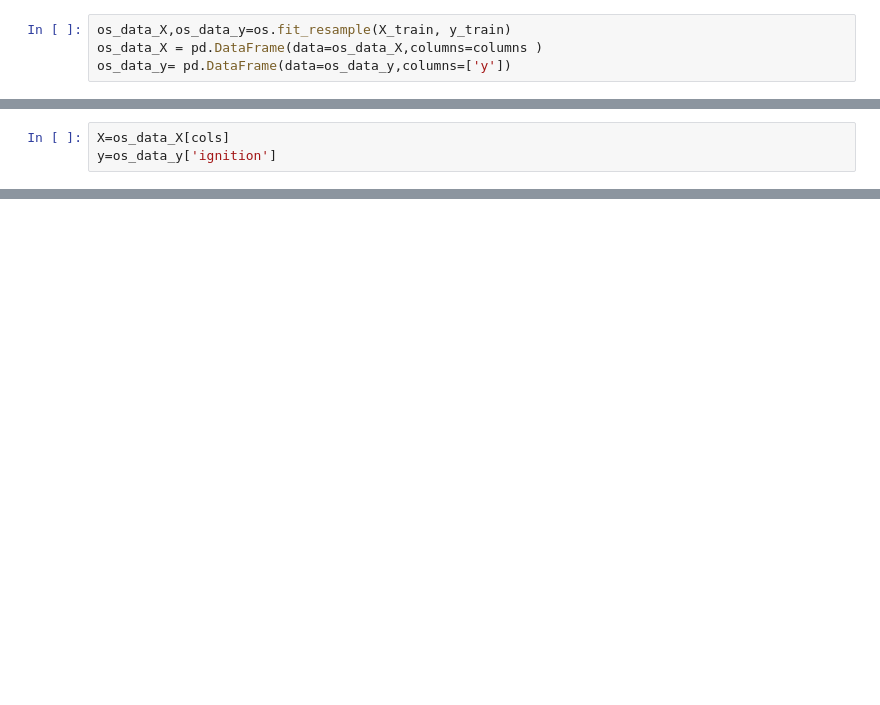
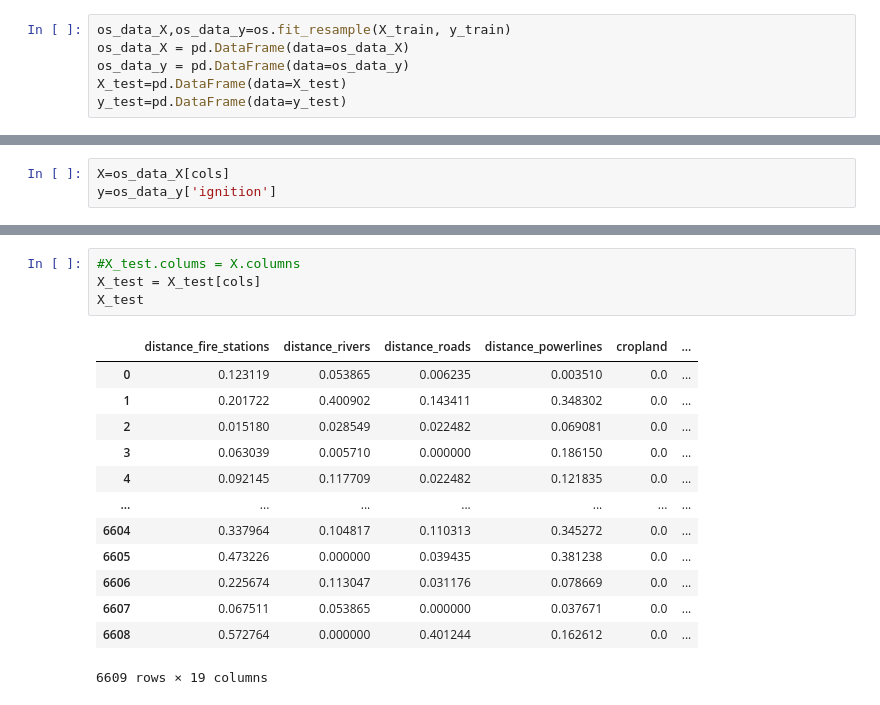
Before and after one commit to dfabb/Descartes-Underwriting, a Jupyter notebook: 03-classification_ignition_points.ipynb, the cells around one changed output, grey strips where cells are left out. Cells and saved outputs as stored; diff of their text form; blank space fills up the shorter version.

```diff
--- a/03-classification_ignition_points.ipynb
+++ b/03-classification_ignition_points.ipynb
@@ -672,7 +754,9 @@ X_train, X_test, y_train, y_test = train_test_split(X_arr, y_arr, test_size=0.3,
 # %%
 os_data_X,os_data_y=os.fit_resample(X_train, y_train)
-os_data_X = pd.DataFrame(data=os_data_X,columns=columns )
-os_data_y= pd.DataFrame(data=os_data_y,columns=['y'])
+os_data_X = pd.DataFrame(data=os_data_X)
+os_data_y = pd.DataFrame(data=os_data_y)
+X_test=pd.DataFrame(data=X_test)
+y_test=pd.DataFrame(data=y_test)
 # %%
 os_data_X.columns=X.columns
 os_data_y.columns=y.columns
@@ -826,5 +924,23 @@ logreg.fit(X_train, y_train)
 # %% [output]
 LogisticRegression()
+# %%
+#X_test.colums = X.columns
+X_test = X_test[cols]
+X_test
+# %% [output]
+|  | distance_fire_stations | distance_rivers | distance_roads | distance_powerlines | cropland | ... |
+| 0 | 0.123119 | 0.053865 | 0.006235 | 0.003510 | 0.0 | ... |
+| 1 | 0.201722 | 0.400902 | 0.143411 | 0.348302 | 0.0 | ... |
+| 2 | 0.015180 | 0.028549 | 0.022482 | 0.069081 | 0.0 | ... |
+| 3 | 0.063039 | 0.005710 | 0.000000 | 0.186150 | 0.0 | ... |
+| 4 | 0.092145 | 0.117709 | 0.022482 | 0.121835 | 0.0 | ... |
+| ... | ... | ... | ... | ... | ... | ... |
+| 6604 | 0.337964 | 0.104817 | 0.110313 | 0.345272 | 0.0 | ... |
+| 6605 | 0.473226 | 0.000000 | 0.039435 | 0.381238 | 0.0 | ... |
+| 6606 | 0.225674 | 0.113047 | 0.031176 | 0.078669 | 0.0 | ... |
+| 6607 | 0.067511 | 0.053865 | 0.000000 | 0.037671 | 0.0 | ... |
+| 6608 | 0.572764 | 0.000000 | 0.401244 | 0.162612 | 0.0 | ... |
+6609 rows × 19 columns
 # %%
 y_pred = logreg.predict(X_test)
 print('Accuracy of logistic regression classifier on test set: {:.2f}'.format(logreg.score(X_test, y_test)))
```
Also changed, not shown: parts of 82 cells of this notebook.
